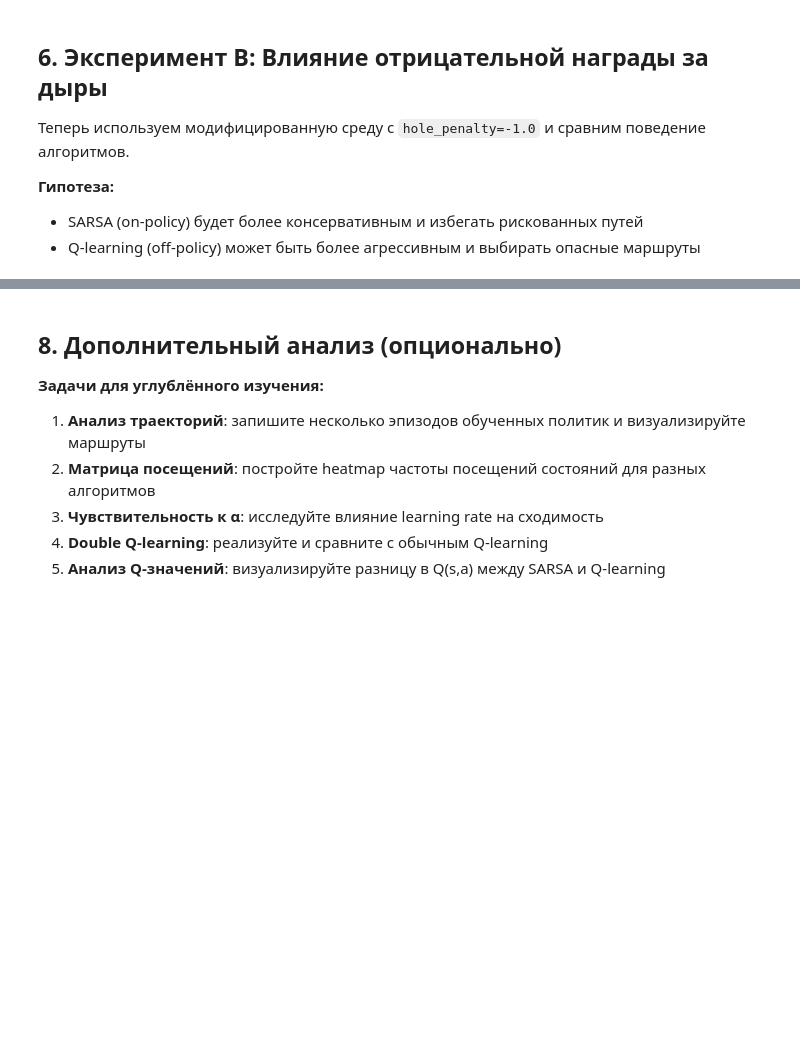
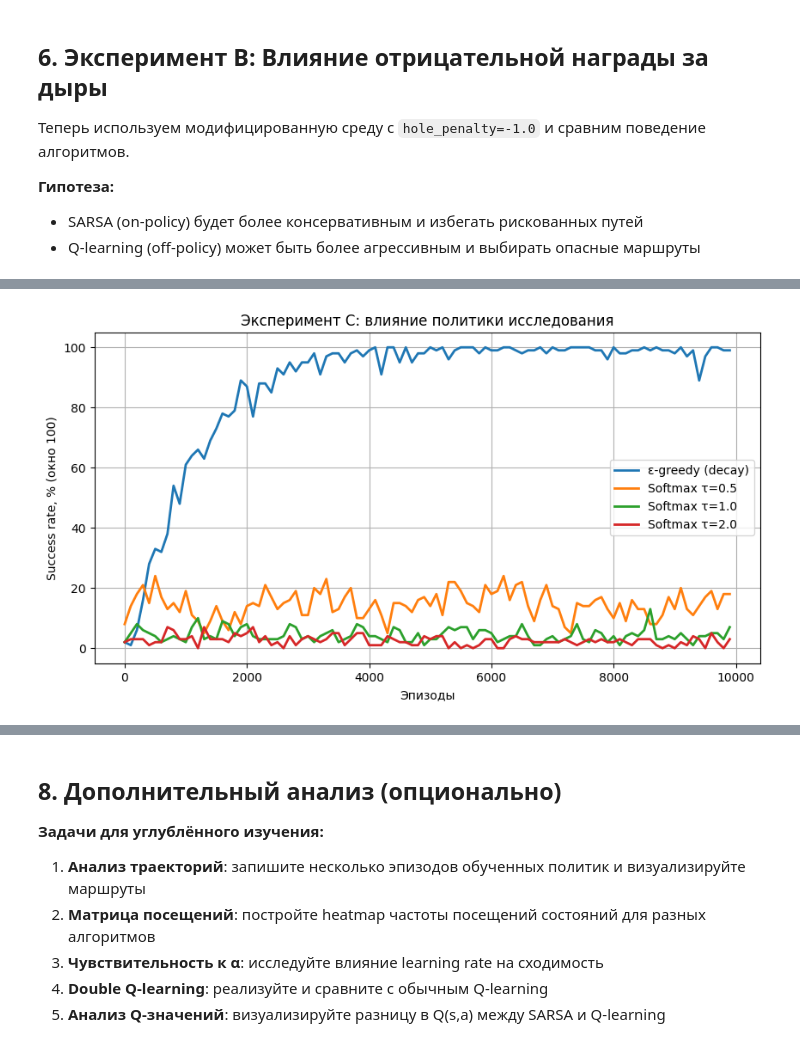
Before and after one commit to denis-samatov/RL_course, a Jupyter notebook: code/08_mc_vs_td/homework_solution.ipynb, the cells around one changed output, grey strips where cells are left out. Cells and saved outputs as stored; diff of their text form; code cells hidden in the pictures; blank space fills up the shorter version.

```diff
--- a/code/08_mc_vs_td/homework_solution.ipynb
+++ b/code/08_mc_vs_td/homework_solution.ipynb
@@ -90,7 +96,8 @@ def make_env(seed: int = SEED, is_slippery: bool = True, hole_penalty: float = 0
     env.reset(seed=seed)
     return env
 # %%
-test_env = make_env(hole_penalty=-1.0)
+# Тест модифицированной среды (нескользкий лёд для надёжного тестирования)
+test_env = make_env(hole_penalty=-1.0, is_slippery=False)
 penalty_observations = []
 for episode in range(20):
     state, _ = test_env.reset(seed=SEED + 100 + episode)
@@ -286,16 +341,25 @@ def q_learning(env: gym.Env, config: QLearningConfig, use_softmax: bool = False,
 2. Построить графики обучения (средняя награда и success rate)
 3. Сравнить финальные политики
 # %%
+# Сбросим random seed перед каждым экспериментом для воспроизводимости
+np.random.seed(SEED)
+random.seed(SEED)
+
 sarsa_config = SARSAConfig()
 ql_config = QLearningConfig()
 
-env_standard = make_env(hole_penalty=0.0)
+# SARSA
+env_standard = make_env(hole_penalty=0.0, is_slippery=False)
 Q_sarsa_std, rewards_sarsa_std, success_sarsa_std = sarsa(env_standard, sarsa_config)
 env_standard.close()
+print(f"SARSA — финальный success rate: {success_sarsa_std[-1] * 100:.1f}%")
+print(f"SARSA — Q-таблица max: {Q_sarsa_std.max():.4f}, sum: {Q_sarsa_std.sum():.4f}")
 
-env_standard = make_env(hole_penalty=0.0)
+# Q-learning
+np.random.seed(SEED)
+random.seed(SEED)
+env_standard = make_env(hole_penalty=0.0, is_slippery=False)
 Q_ql_std, rewards_ql_std, success_ql_std = q_learning(env_standard, ql_config)
 env_standard.close()
-
-print(f"SARSA — финальный success rate: {success_sarsa_std[-1] * 100:.1f}%")
 print(f"Q-learning — финальный success rate: {success_ql_std[-1] * 100:.1f}%")
+print(f"Q-learning — Q-таблица max: {Q_ql_std.max():.4f}, sum: {Q_ql_std.sum():.4f}")
@@ -413,9 +584,10 @@ visualize_policy(Q_ql_penalty, 'Q-learning — penalty среда')
 - Softmax с температурой τ=0.5, 1.0, 2.0 (плавное распределение вероятностей)
 # %%
+# Эксперимент C: сравнение политик исследования
 temperatures = [0.5, 1.0, 2.0]
 softmax_results: Dict[float, Dict[str, List[float]]] = {}
 for temp in temperatures:
-    env = make_env(hole_penalty=0.0)
+    env = make_env(hole_penalty=0.0, is_slippery=False)
     Q_soft, rewards_soft, success_soft = sarsa(env, sarsa_config, use_softmax=True, temperature=temp)
     env.close()
     softmax_results[temp] = {
@@ -425,4 +597,4 @@ for temp in temperatures:
     }
     print(f"Softmax τ={temp}: финальный success rate = {success_soft[-1] * 100:.1f}%")
 
-print(f"ε-greedy (ε={sarsa_config.epsilon}): финальный success rate = {success_sarsa_std[-1] * 100:.1f}%")
+print(f"ε-greedy (decay {sarsa_config.epsilon_start}→{sarsa_config.epsilon_end}): финальный success rate = {success_sarsa_std[-1] * 100:.1f}%")
@@ -429,14 +609,16 @@ print(f"ε-greedy (ε={sarsa_config.epsilon}): финальный success rate =
 # %%
 episode_axis = np.arange(len(success_sarsa_std)) * WINDOW
 plt.figure(figsize=(10, 5))
-plt.plot(episode_axis, np.array(success_sarsa_std) * 100, label=f'ε-greedy (ε={sarsa_config.epsilon})', linewidth=2)
+plt.plot(episode_axis, np.array(success_sarsa_std) * 100, label=f'ε-greedy (decay)', linewidth=2)
 for temp, result in softmax_results.items():
     plt.plot(episode_axis, np.array(result['success']) * 100, label=f'Softmax τ={temp}', linewidth=2)
 plt.title('Эксперимент C: влияние политики исследования')
 plt.xlabel('Эпизоды')
 plt.ylabel('Success rate, % (окно 100)')
 plt.grid(True)
 plt.legend()
 plt.show()
+# %% [output]
+[figure, added]
 # %% [markdown]
 ### Выводы по эксперименту C
```
Also changed, not shown: parts of 18 cells of this notebook, 5 other files.
